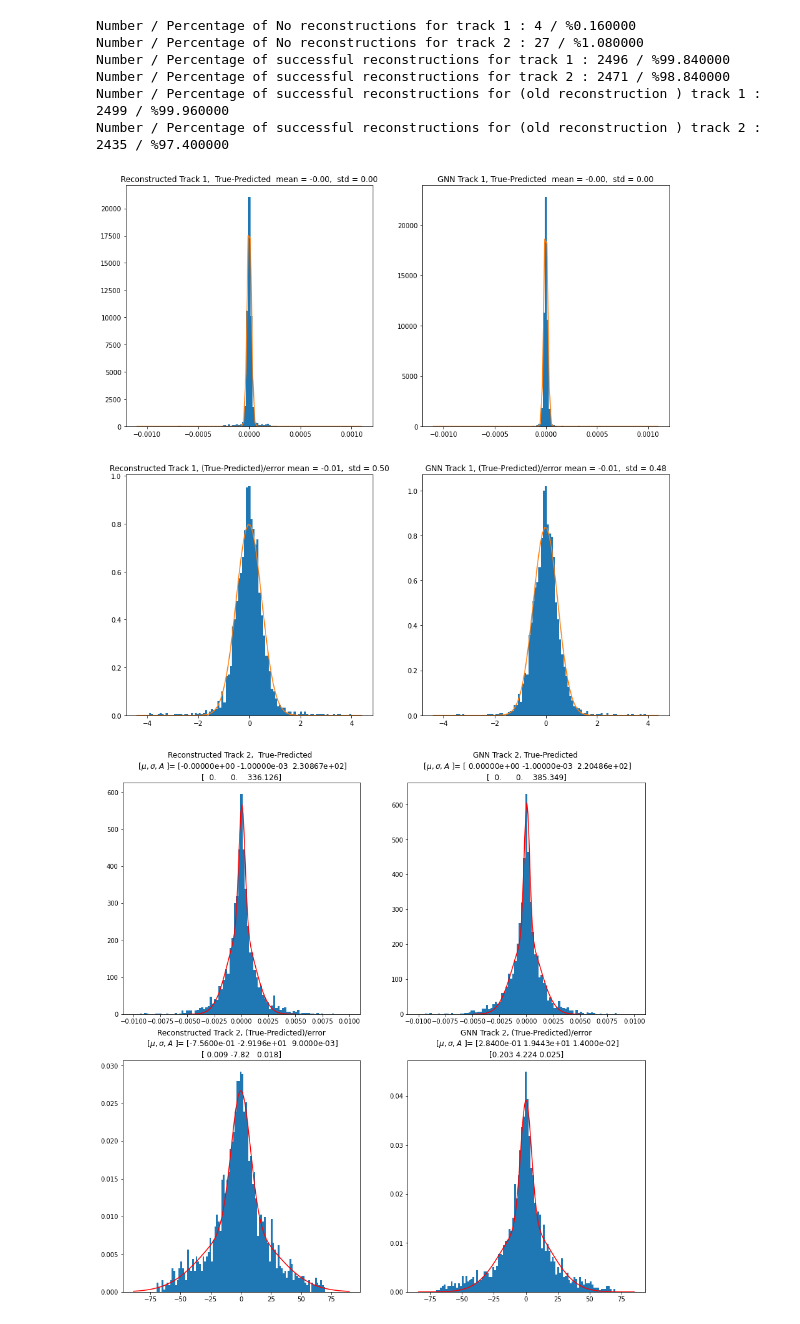
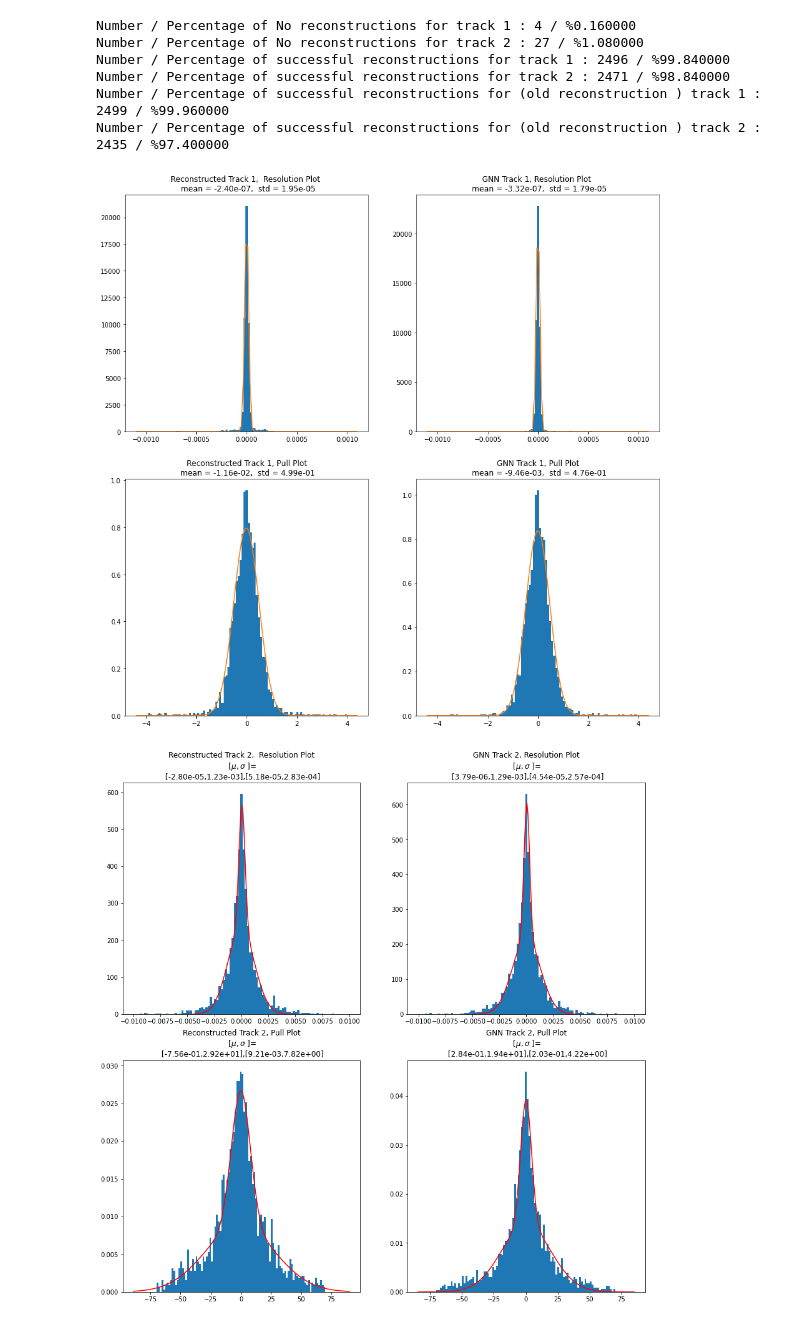
Before and after one commit to marcinwolter/Tracking_student2020, a Jupyter notebook: GNN_MuonE_v1_Robust_mc_recon_comparison.ipynb, the cells around one changed output. Saved outputs shown, nothing was run; the diff lists cells and outputs as text; code cells hidden in the pictures.

```diff
--- a/GNN_MuonE_v1_Robust_mc_recon_comparison.ipynb
+++ b/GNN_MuonE_v1_Robust_mc_recon_comparison.ipynb
@@ -1063,12 +1063,12 @@ fig=plt.figure(figsize=(15,15))
 
 limit_1=0.001
 limit_2=4
-error_list = { 'Reconstructed Track 1,  True-Predicted ' : error_recon_nopull_1,'GNN Track 1, True-Predicted ' : error_gnn_nopull_1,
-              'Reconstructed Track 1, (True-Predicted)/error' : error_recon_1,'GNN Track 1, (True-Predicted)/error' : error_gnn_1,
+error_list = { 'Reconstructed Track 1,  Resolution Plot ' : error_recon_nopull_1,'GNN Track 1, Resolution Plot ' : error_gnn_nopull_1,
+              'Reconstructed Track 1, Pull Plot' : error_recon_1,'GNN Track 1, Pull Plot' : error_gnn_1,
 }
 
-error_list2= {             'Reconstructed Track 2,  True-Predicted ' : error_recon_nopull_2,'GNN Track 2, True-Predicted ' : error_gnn_nopull_2,
-              'Reconstructed Track 2, (True-Predicted)/error' : error_recon_2,'GNN Track 2, (True-Predicted)/error' : error_gnn_2}
+error_list2= { 'Reconstructed Track 2,  Resolution Plot' : error_recon_nopull_2,'GNN Track 2, Resolution Plot' : error_gnn_nopull_2,
+              'Reconstructed Track 2, Pull Plot' : error_recon_2,'GNN Track 2, Pull Plot' : error_gnn_2}
 
 
 
@@ -1100,7 +1100,7 @@ for i,[title,fitdata] in enumerate(error_list.items()):
     x = np.linspace(xmin, xmax, 100)
     y = norm.pdf(x, mean, std)
     supress_ = plt.plot(x, y)
-    title = title+" mean = %.2f,  std = %.2f" % (mean, std)
+    title = title+"\n mean = {:.2e},  std = {:.2e}".format(mean, std)
 
   plt.title(title)
 
@@ -1121,11 +1121,8 @@ for i,[title,fitdata] in enumerate(error_list2.items()):
     limit=limit_2
   supress_=ax_list.hist(np.array(fitdata),bins=np.linspace(-limit,limit,100).tolist(), density=True)
 
-
-
   if i==2 :
     out_lim=90
-
   elif i==3 :
     out_lim=85
   elif i<2:
@@ -1140,36 +1137,35 @@ for i,[title,fitdata] in enumerate(error_list2.items()):
     #b = np.linspace(xmin, xmax, 100)
     #a = norm.pdf(x, loc=0, scale=1)
 
 
   if i>1:
-    #params,cov=curve_fit(double_gauss,b,a)
-    #plt.plot(b,double_gauss(b,*params),color='red')
+
     [a,b]=np.histogram(fitdata2,bins=np.linspace(-out_lim,out_lim,200),density=True)
     b= b[1:]
     params,cov=curve_fit(double_gauss,b,a)
     plt.plot(b,double_gauss(b,*params),color='red')
-    title += '\n [$ \mu,\sigma,A$ ]= ' + str( np.round(params[0:3],3 ) ) + '\n' + str( np.round(params[3:6],3) )
+    title += '\n [$ \mu,\sigma $ ]= \n [{:.2e},{:.2e}],[{:.2e},{:.2e}]'.format( params[0], np.abs(params[1]) ,params[3], np.abs(params[4])  )
 
   else:
     '''
     mean,std=norm.fit(fitdata2)
     xmin, xmax = plt.xlim()
     x = np.linspace(xmin, xmax, 100)
     y = norm.pdf(x, mean, std)
     supress_ = plt.plot(x, y)
     title = title+" mean = %.2f,  std = %.2f" % (mean, std)'''
 
     [a,b]=np.histogram(fitdata2,bins=np.linspace(-out_lim,out_lim,100),density=True)
     b= b[1:]
     params,cov=curve_fit(double_gauss,b,a,maxfev=5000)
     plt.plot(b,double_gauss(b,*params),color='red')
-    title += '\n [$ \mu,\sigma,A$ ]= ' + str( np.round(params[0:3],3 ) ) + '\n' + str( np.round(params[3:6],3) )
+    title += '\n [$ \mu,\sigma $ ]= \n [{:.2e},{:.2e}],[{:.2e},{:.2e}]'.format( params[0], np.abs(params[1]) ,params[3], np.abs(params[4])  )
 
 
 
   plt.title(title)
 
 fig.show()
 # %% [output]
-[figure, old version]
+[figure, new version]
-[figure, old version]
+[figure, new version]
```
